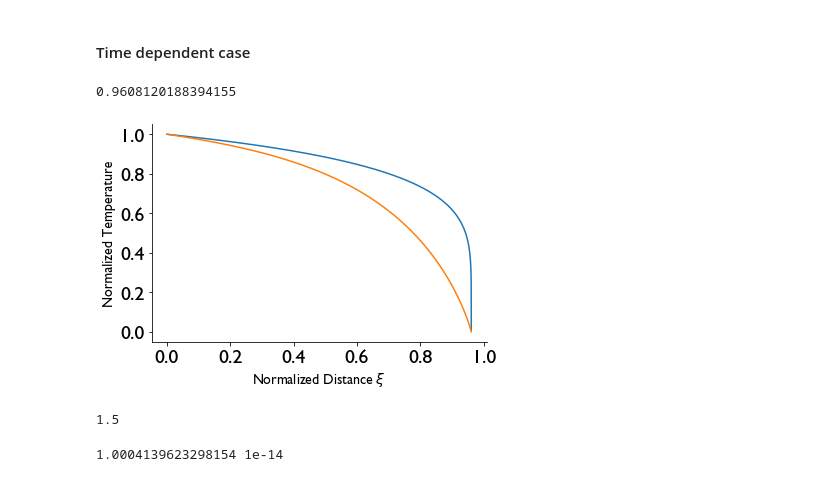
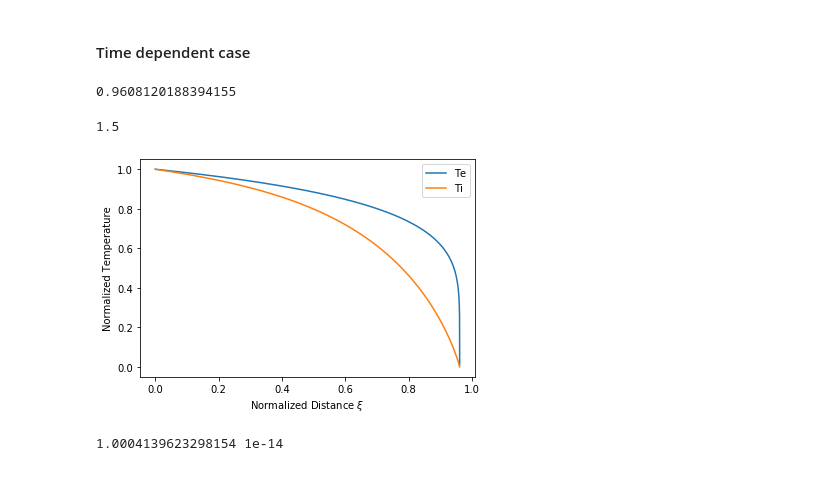
Before and after one commit to DrRyanMc/SelfSimilar, a Jupyter notebook: MarshakWave 3T.ipynb, the cells around one changed output. Cells and saved outputs as stored; diff of their text form; code cells hidden in the pictures.

```diff
--- a/MarshakWave 3T.ipynb
+++ b/MarshakWave 3T.ipynb
@@ -167,44 +165,44 @@ xlist2=np.ndarray.tolist(sol.t*z3)
 xlist3=np.ndarray.tolist(sol.t*z4)
 
 #plot solution
-plt.plot(sol.t,sol.y[0])
-plt.plot(sol.t,sol.y[2])
+plt.plot(sol.t,sol.y[0],label="Te")
+plt.plot(sol.t,sol.y[2],label = "Ti")
 plt.xlabel(r"Normalized Distance $\xi$")
 plt.ylabel("Normalized Temperature")
-show("test")
+plt.legend()
+# show("test")
 
 # Write results to csv files
 #Initial condition
 with open('g1e-12_m32_gamma0_half_time.csv', 'w', ) as myfile:
     wr = csv.writer(myfile, quoting=csv.QUOTE_NONE, lineterminator = '\n',escapechar='')
 
     fields = (["position (cm)", "Electron Temp (KeV)", "Ion Temp (KeV)"])
     for i in range(ll):
         wr.writerow([(xlistI[ll-1-i]),(TeList[ll-1-i]), (TiList[ll-1-i])])
 #results
 with open('g1_m32_gamma0_half_time.csv', 'w', ) as myfile:
     wr = csv.writer(myfile, quoting=csv.QUOTE_NONE, lineterminator = '\n',escapechar='')
 
     fields = (["position (cm)", "Electron Temp (keV)", "Ion Temp (keV)"])
     for i in range(ll):
         wr.writerow([(xlist1[ll-1-i]),(TeList[ll-1-i]), (TiList[ll-1-i])])
 with open('g10_m32_gamma0_half_time.csv', 'w', ) as myfile:
     wr = csv.writer(myfile, quoting=csv.QUOTE_NONE, lineterminator = '\n',escapechar='')
 
     fields = (["position (cm)", "Electron Temp (keV)", "Ion Temp (keV)"])
     for i in range(ll):
         wr.writerow([(xlist2[ll-1-i]),(TeList[ll-1-i]), (TiList[ll-1-i])])
 with open('g20_m32_gamma0_half_time.csv', 'w', ) as myfile:
     wr = csv.writer(myfile, quoting=csv.QUOTE_NONE, lineterminator = '\n',escapechar='')
 
     fields = (["position (cm)", "Electron Temp (keV)", "Ion Temp (keV)"])
     for i in range(ll):
         wr.writerow([(xlist3[ll-1-i]),(TeList[ll-1-i]), (TiList[ll-1-i])])
-m
 # %% [output]
 0.9608120188394155
+1.5
-[figure, old version]
+[figure, new version]
-1.5
 # %%
 ### Check solution at x,t=0
 print(sol.y[0][-1],sol.t[-1])
```
Also changed, not shown: parts of 3 cells of this notebook, 3 other files.
